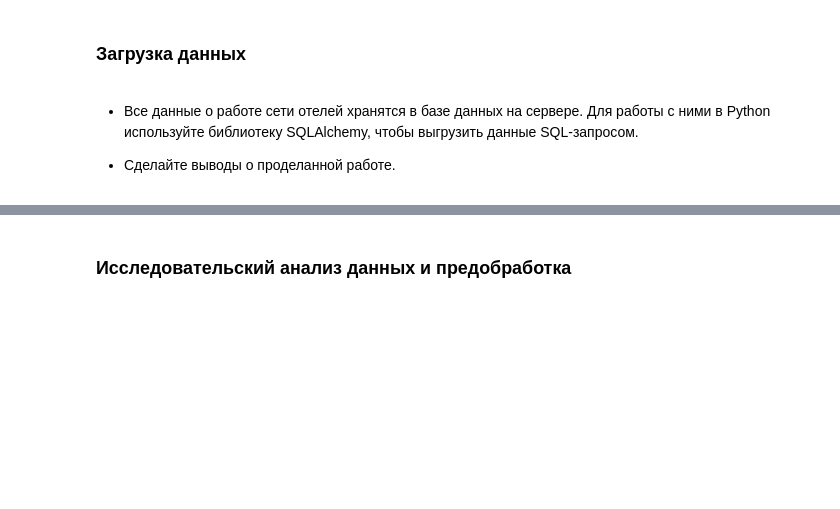
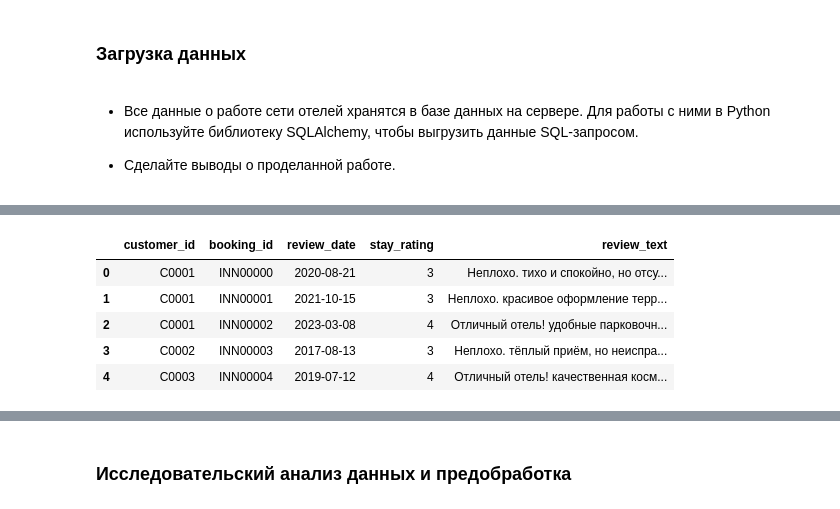
Before and after one commit to TemaQDX/project_module_04_urbanstay, a Jupyter notebook: project_module_04_urbanstay_Artem_Burov.ipynb, the cells around one changed output, grey strips where cells are left out. Saved outputs shown, nothing was run; the diff lists cells and outputs as text; code cells hidden in the pictures; blank space fills up the shorter version.

```diff
--- a/project_module_04_urbanstay_Artem_Burov.ipynb
+++ b/project_module_04_urbanstay_Artem_Burov.ipynb
@@ -190,0 +510,10 @@ UrbanStay нужен инструмент, который заранее выя
+# %%
+# Выведем первые строки для знакомства с данными hotel_reviews
+df_hotel_reviews.head()
+# %% [output]
+|  | customer_id | booking_id | review_date | stay_rating | review_text |
+| 0 | C0001 | INN00000 | 2020-08-21 | 3 | Неплохо. тихо и спокойно, но отсу... |
+| 1 | C0001 | INN00001 | 2021-10-15 | 3 | Неплохо. красивое оформление терр... |
+| 2 | C0001 | INN00002 | 2023-03-08 | 4 | Отличный отель! удобные парковочн... |
+| 3 | C0002 | INN00003 | 2017-08-13 | 3 | Неплохо. тёплый приём, но неиспра... |
+| 4 | C0003 | INN00004 | 2019-07-12 | 4 | Отличный отель! качественная косм... |
```
Also changed, not shown: parts of 11 cells of this notebook.
